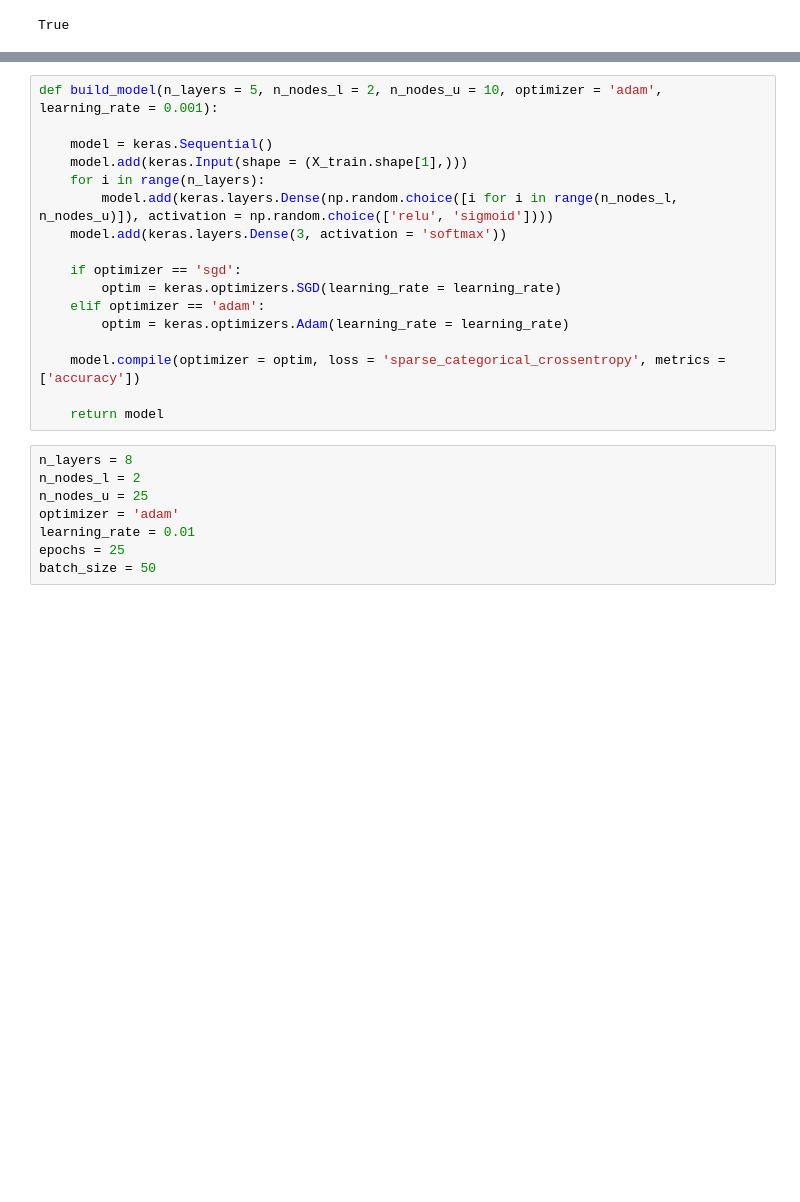
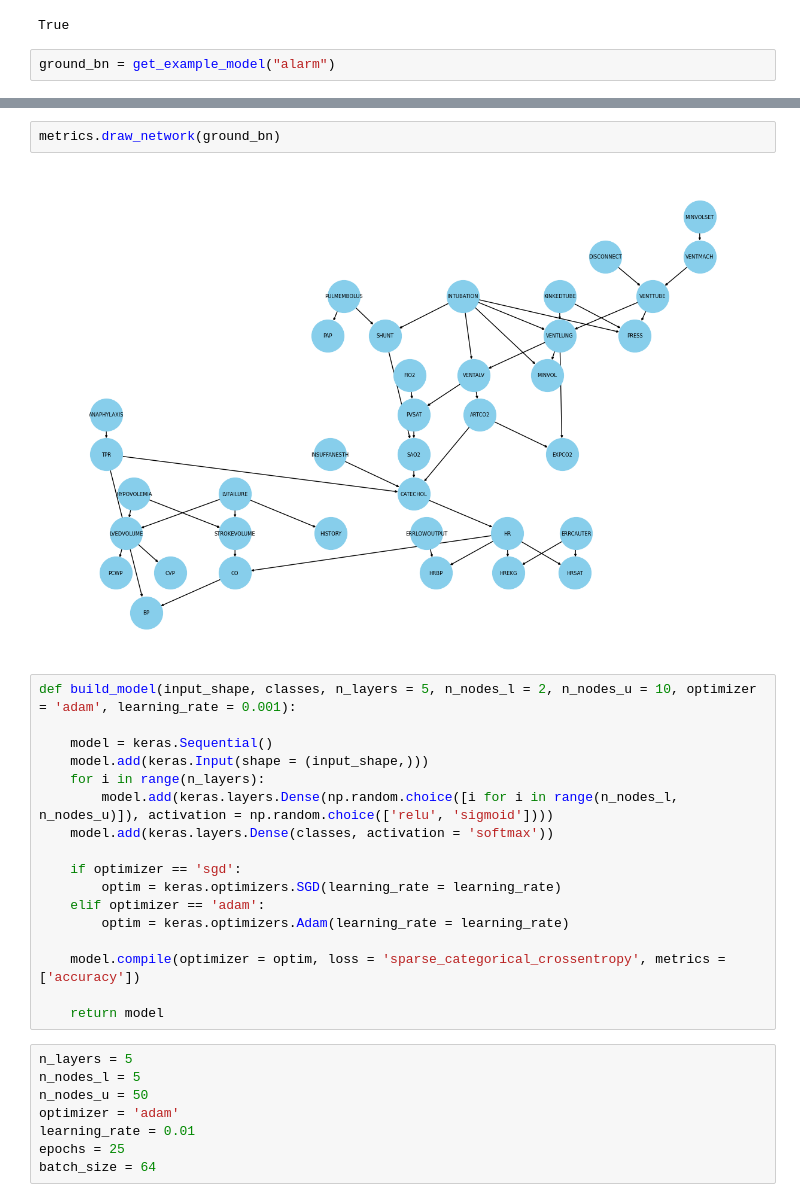
Before and after one commit to TumeloMkwambe/Honours-RP, a Jupyter notebook: main.ipynb, the cells around one changed output, grey strips where cells are left out. Saved outputs shown, nothing was run; the diff lists cells and outputs as text; blank space fills up the shorter version.

```diff
--- a/main.ipynb
+++ b/main.ipynb
@@ -44,3 +13,5 @@ X_test = preprocessor(X_test)
 wandb.login()
 # %% [output]
 True
+# %%
+ground_bn = get_example_model("alarm")
@@ -47,11 +22,15 @@ True
+# %%
+metrics.draw_network(ground_bn)
+# %% [output]
+[figure, added]
 # %%
-def build_model(n_layers = 5, n_nodes_l = 2, n_nodes_u = 10, optimizer = 'adam', learning_rate = 0.001):
+def build_model(input_shape, classes, n_layers = 5, n_nodes_l = 2, n_nodes_u = 10, optimizer = 'adam', learning_rate = 0.001):
 
     model = keras.Sequential()
-    model.add(keras.Input(shape = (X_train.shape[1],)))
+    model.add(keras.Input(shape = (input_shape,)))
     for i in range(n_layers):
         model.add(keras.layers.Dense(np.random.choice([i for i in range(n_nodes_l, n_nodes_u)]), activation = np.random.choice(['relu', 'sigmoid'])))
-    model.add(keras.layers.Dense(3, activation = 'softmax'))
+    model.add(keras.layers.Dense(classes, activation = 'softmax'))
 
     if optimizer == 'sgd':
         optim = keras.optimizers.SGD(learning_rate = learning_rate)
@@ -62,10 +41,10 @@ def build_model(n_layers = 5, n_nodes_l = 2, n_nodes_u = 10, optimizer = 'adam',
 
     return model
 # %%
-n_layers = 8
-n_nodes_l = 2
-n_nodes_u = 25
+n_layers = 5
+n_nodes_l = 5
+n_nodes_u = 50
 optimizer = 'adam'
 learning_rate = 0.01
 epochs = 25
-batch_size = 50
+batch_size = 64
```
Also changed, not shown: parts of 18 cells of this notebook, 6 other files.
